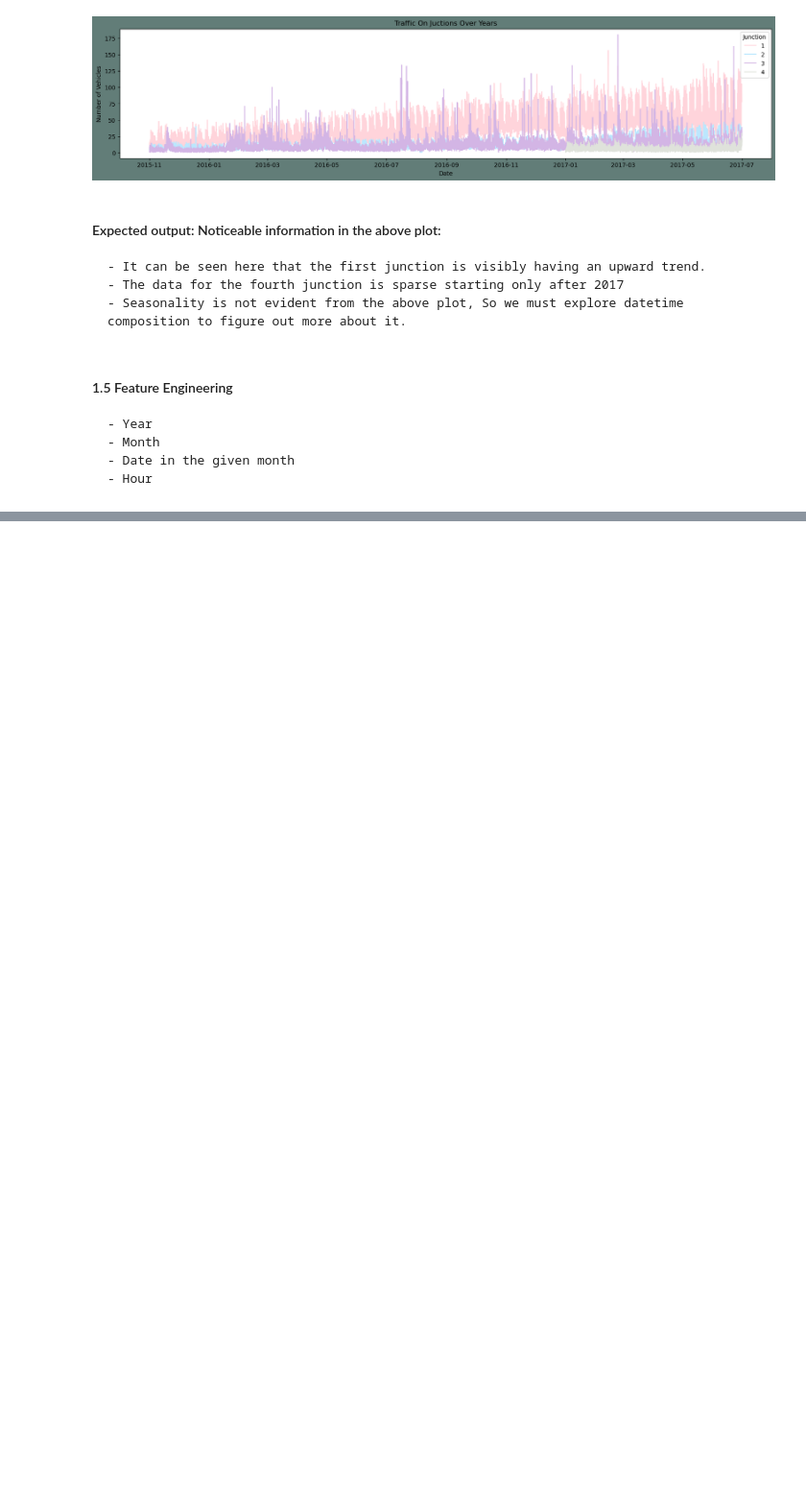
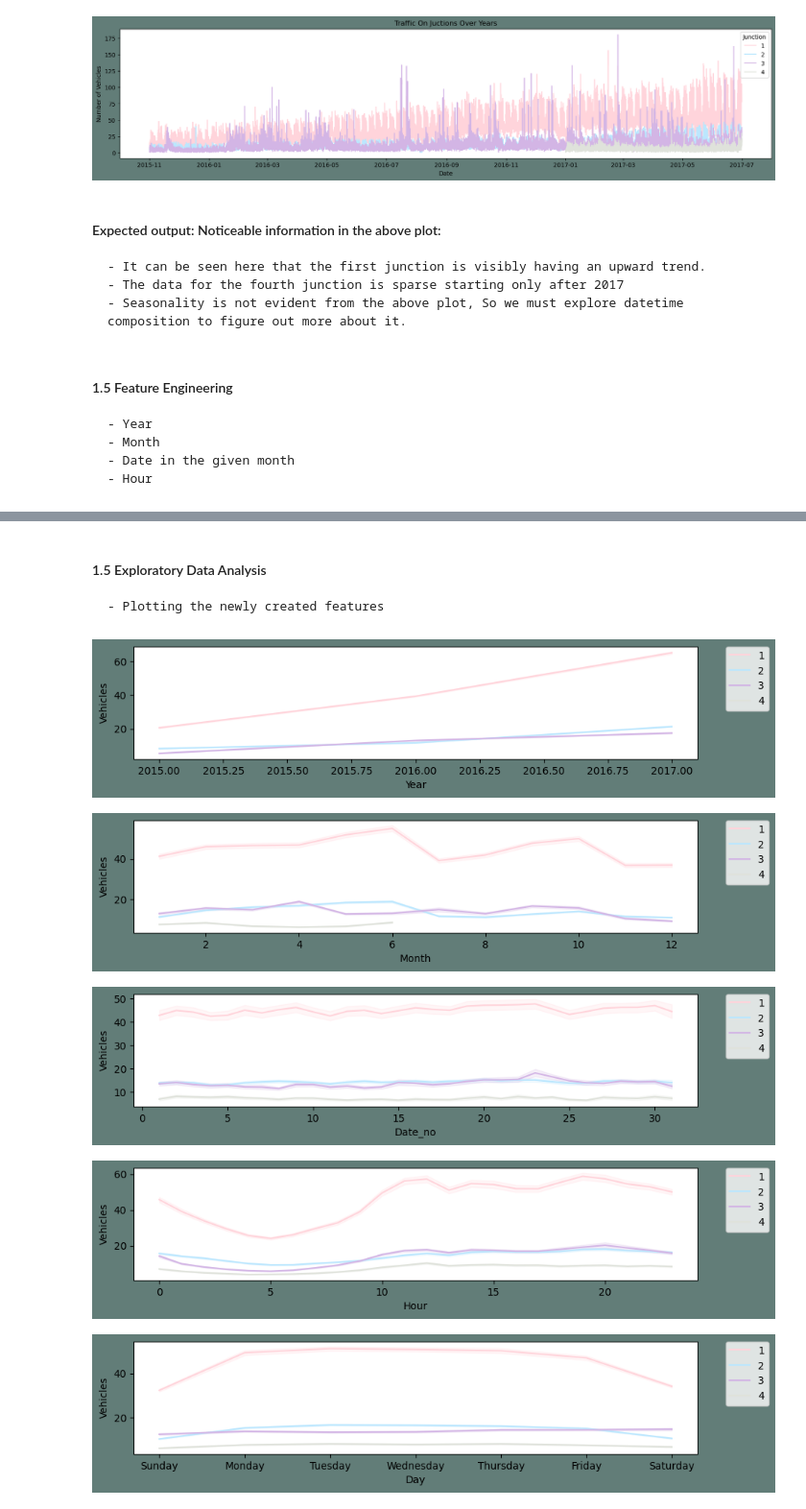
Before and after one commit to its-kios09/Traffic-Prediction, a Jupyter notebook: Model/TrafficModel.ipynb, the cells around one changed output, grey strips where cells are left out. Shown at 96% size. Drawn from its saved outputs; the diff is of its cells as text; code cells hidden in the pictures; blank space fills up the shorter version.

```diff
--- a/Model/TrafficModel.ipynb
+++ b/Model/TrafficModel.ipynb
@@ -90,3 +93,11 @@ Text(0.5, 0, 'Date')
     - Month
     - Date in the given month
     - Hour
+# %%
+#Exploring more features
+df["Year"]= df['DateTime'].dt.year
+df["Month"]= df['DateTime'].dt.month
+df["Date_no"]= df['DateTime'].dt.day
+df["Hour"]= df['DateTime'].dt.hour
+df["Day"]= df.DateTime.dt.strftime("%A")
+df.head()
@@ -92,0 +111,17 @@ Text(0.5, 0, 'Date')
+# %% [markdown]
+#### 1.5 Exploratory Data Analysis
+    - Plotting the newly created features
+# %%
+#Let's plot the Timeseries
+new_features = [ "Year","Month", "Date_no", "Hour", "Day"]
+
+for i in new_features:
+    plt.figure(figsize=(10,2),facecolor="#627D78")
+    ax=sns.lineplot(x=df[i],y="Vehicles",data=df, hue="Junction", palette=colors )
+    plt.legend(bbox_to_anchor=(1.05, 1), loc=2, borderaxespad=0.)
+# %% [output]
+[figure, added]
+[figure, added]
+[figure, added]
+[figure, added]
+[figure, added]
```
Also changed, not shown: parts of 45 cells of this notebook, 1 other file.
